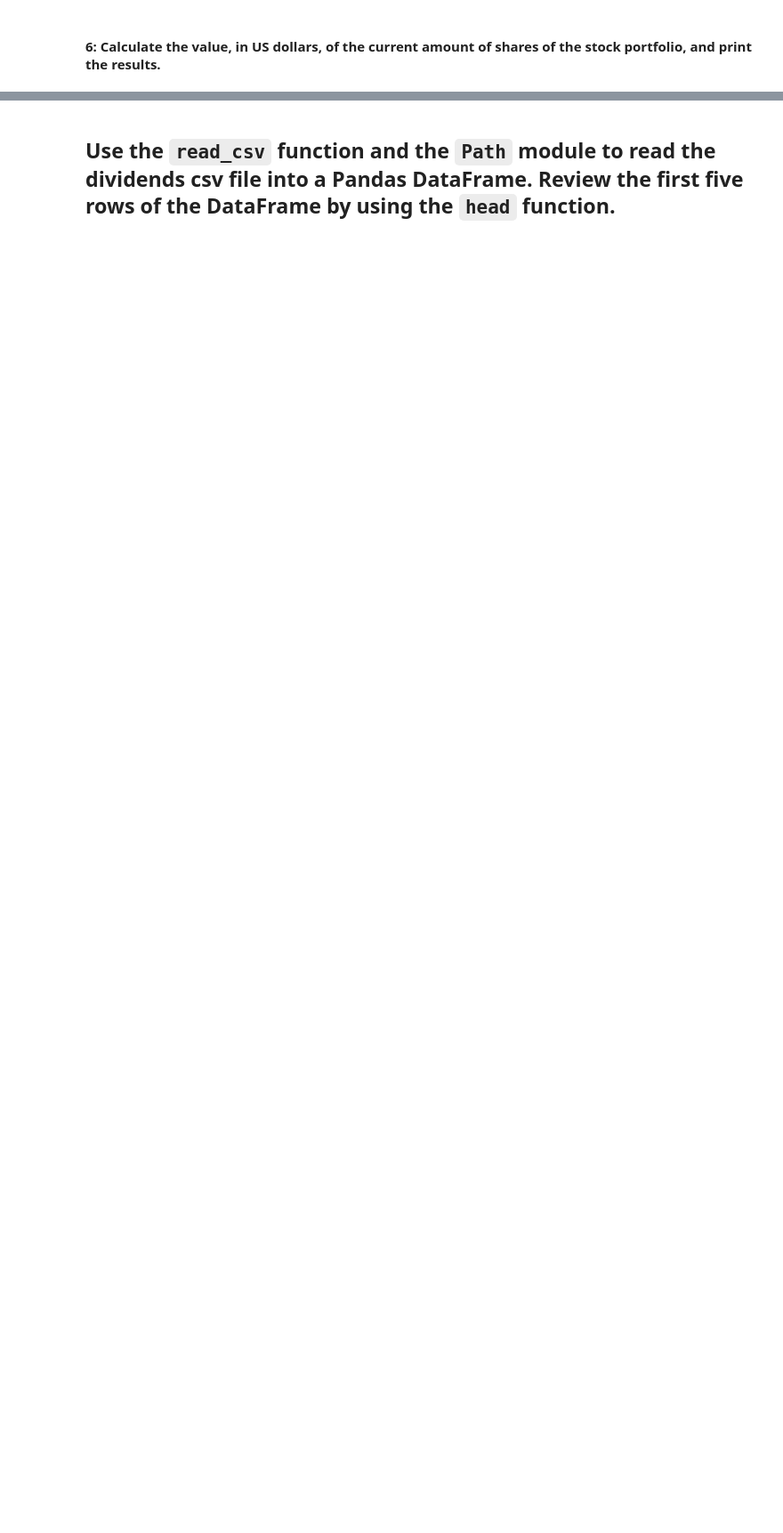
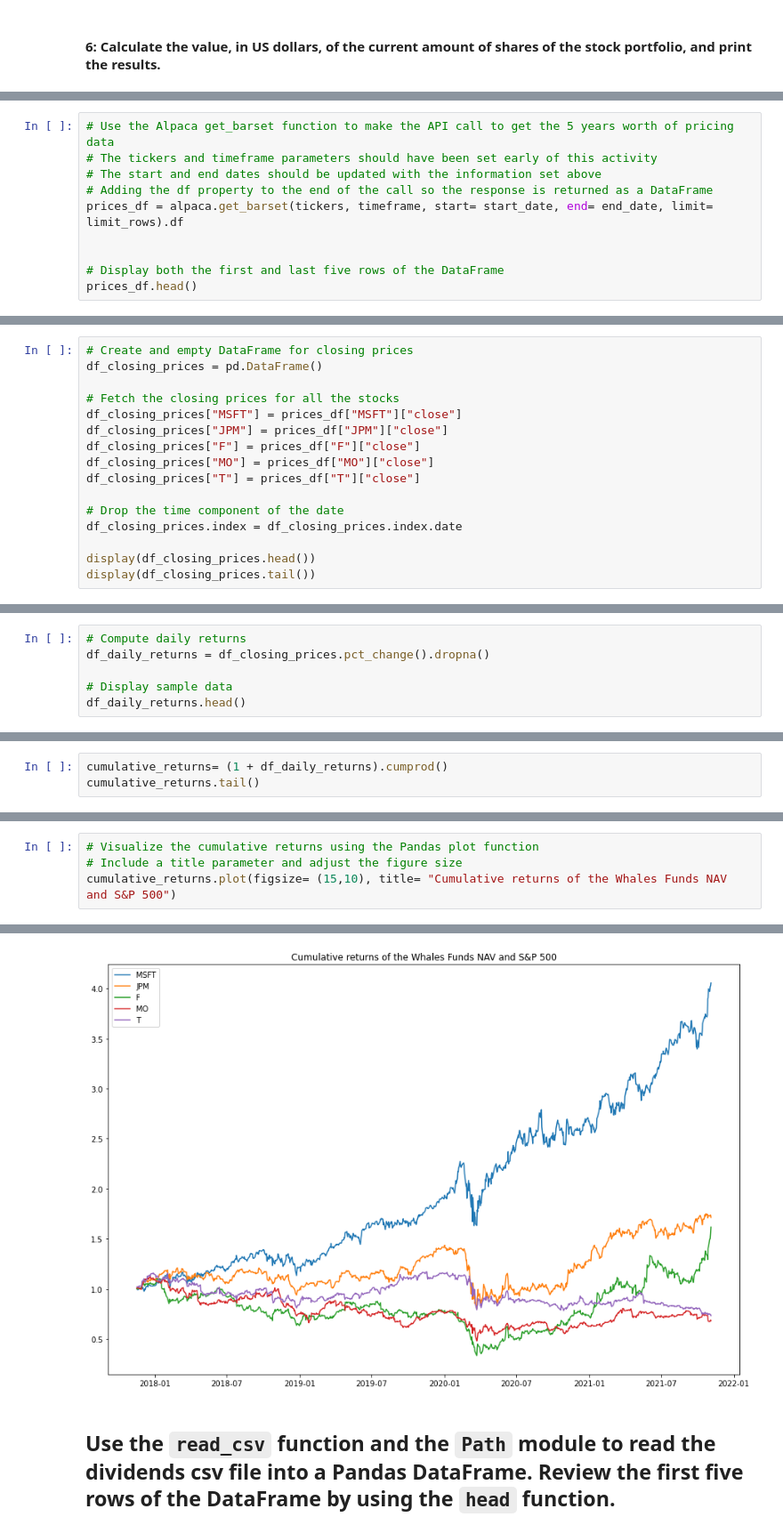
Before and after one commit to stefimaz/Dividend_reinvesting, a Jupyter notebook: systematic_inv.ipynb, the cells around one changed output, grey strips where cells are left out. Shown at 89% size. Saved outputs shown, nothing was run; the diff lists cells and outputs as text; blank space fills up the shorter version.

```diff
--- a/systematic_inv.ipynb
+++ b/systematic_inv.ipynb
@@ -151,0 +166,10 @@ The value of your stocks:
+# %%
+# Use the Alpaca get_barset function to make the API call to get the 5 years worth of pricing data
+# The tickers and timeframe parameters should have been set early of this activity
+# The start and end dates should be updated with the information set above
+# Adding the df property to the end of the call so the response is returned as a DataFrame
+prices_df = alpaca.get_barset(tickers, timeframe, start= start_date, end= end_date, limit= limit_rows).df
+
+
+# Display both the first and last five rows of the DataFrame
+prices_df.head()
@@ -151,0 +188,16 @@ The value of your stocks:
+# %%
+# Create and empty DataFrame for closing prices
+df_closing_prices = pd.DataFrame()
+
+# Fetch the closing prices for all the stocks
+df_closing_prices["MSFT"] = prices_df["MSFT"]["close"]
+df_closing_prices["JPM"] = prices_df["JPM"]["close"]
+df_closing_prices["F"] = prices_df["F"]["close"]
+df_closing_prices["MO"] = prices_df["MO"]["close"]
+df_closing_prices["T"] = prices_df["T"]["close"]
+
+# Drop the time component of the date
+df_closing_prices.index = df_closing_prices.index.date
+
+display(df_closing_prices.head())
+display(df_closing_prices.tail())
@@ -151,0 +217,6 @@ The value of your stocks:
+# %%
+# Compute daily returns
+df_daily_returns = df_closing_prices.pct_change().dropna()
+
+# Display sample data
+df_daily_returns.head()
@@ -151,0 +259,3 @@ The value of your stocks:
+# %%
+cumulative_returns= (1 + df_daily_returns).cumprod()
+cumulative_returns.tail()
@@ -151,0 +271,5 @@ The value of your stocks:
+# %%
+# Visualize the cumulative returns using the Pandas plot function
+# Include a title parameter and adjust the figure size
+cumulative_returns.plot(figsize= (15,10), title= "Cumulative returns of the Whales Funds NAV and S&P 500")
+# %% [output]
@@ -152,3 +277,4 @@ The value of your stocks:
+[figure, added]
 # %% [markdown]
 ## Use the `read_csv` function and the `Path` module to read the dividends csv file into a Pandas DataFrame.  Review the first five rows of the DataFrame by using the `head` function.
 # %%
```
Also changed, not shown: parts of 23 cells of this notebook, 1 other file.
